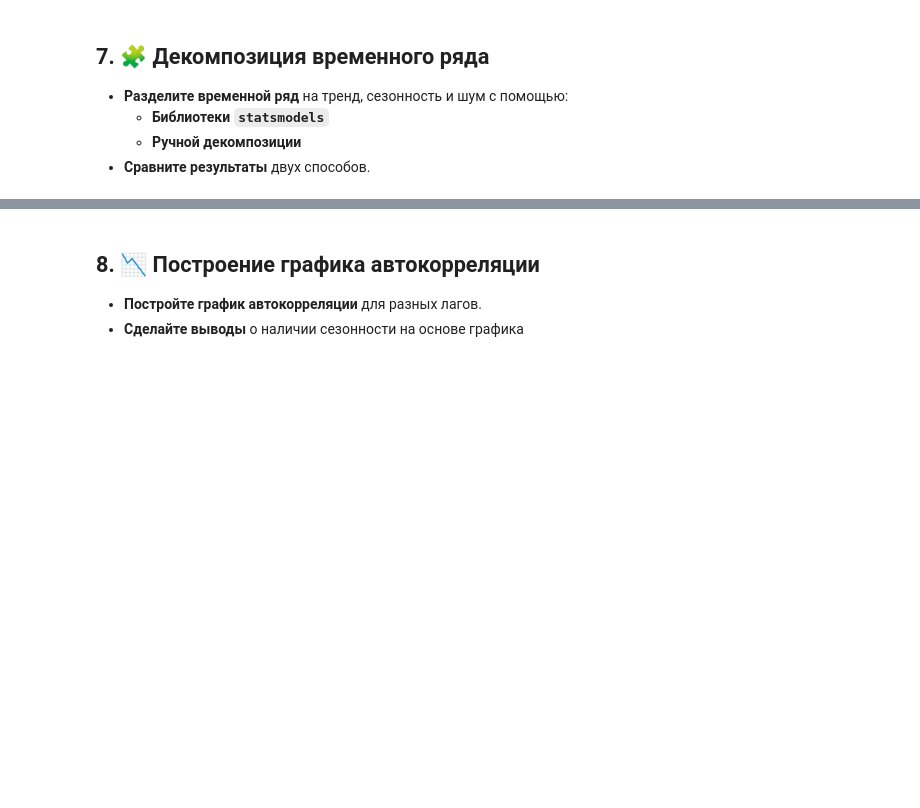
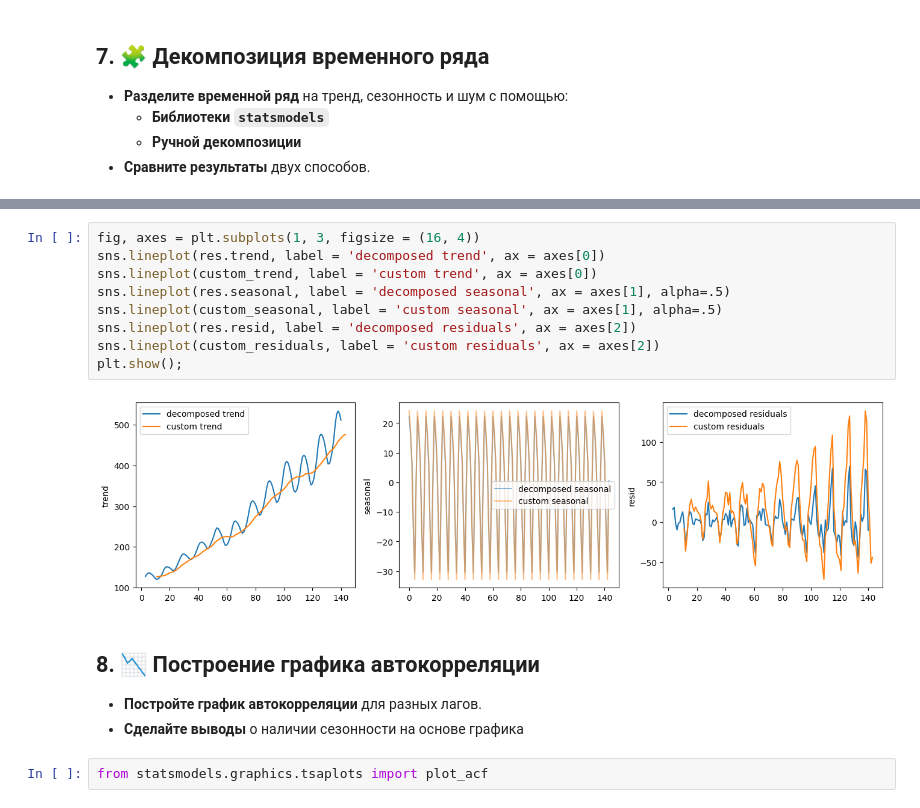
Before and after one commit to MarufIbragimov/zypl_ds, a Jupyter notebook: homework_3/homework_3.ipynb, the cells around one changed output, grey strips where cells are left out. Saved outputs shown, nothing was run; the diff lists cells and outputs as text; blank space fills up the shorter version.

```diff
--- a/homework_3/homework_3.ipynb
+++ b/homework_3/homework_3.ipynb
@@ -204,4 +239,17 @@ plt.show();
+# %%
+fig, axes = plt.subplots(1, 3, figsize = (16, 4))
+sns.lineplot(res.trend, label = 'decomposed trend', ax = axes[0])
+sns.lineplot(custom_trend, label = 'custom trend', ax = axes[0])
+sns.lineplot(res.seasonal, label = 'decomposed seasonal', ax = axes[1], alpha=.5)
+sns.lineplot(custom_seasonal, label = 'custom seasonal', ax = axes[1], alpha=.5)
+sns.lineplot(res.resid, label = 'decomposed residuals', ax = axes[2])
+sns.lineplot(custom_residuals, label = 'custom residuals', ax = axes[2])
+plt.show();
+# %% [output]
+[figure, added]
 # %% [markdown]
 ## 8. 📉 Построение графика автокорреляции
 - **Постройте график автокорреляции** для разных лагов.
 - **Сделайте выводы** о наличии сезонности на основе графика
+# %%
+from statsmodels.graphics.tsaplots import plot_acf
```
Also changed, not shown: parts of 15 cells of this notebook.
